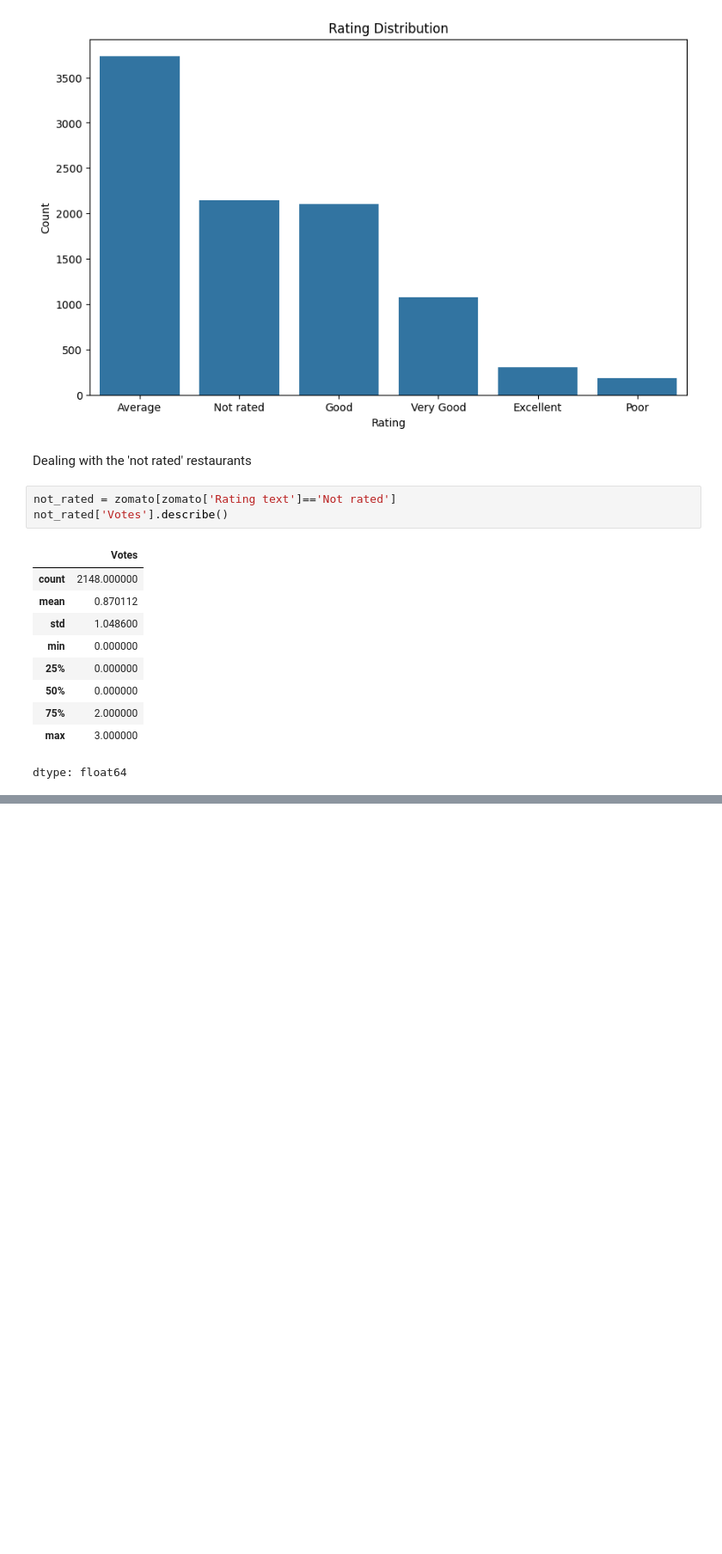
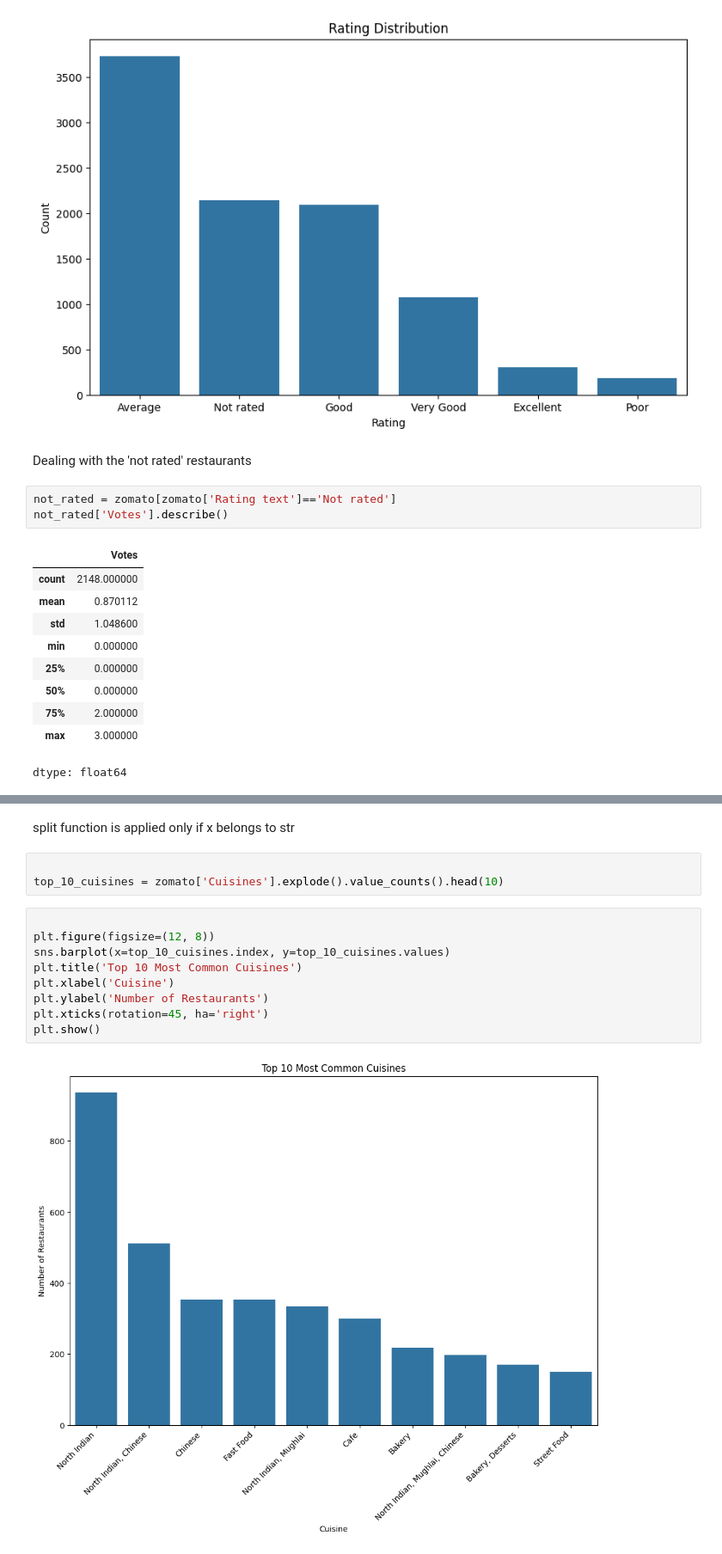
Before and after one commit to abinav102/ML-Fundamentals, a Jupyter notebook: ZomatoDataset.ipynb, the cells around one changed output, grey strips where cells are left out. Shown: that part at 86% size. Saved outputs shown, nothing was run; the diff lists cells and outputs as text; blank space fills up the shorter version.

```diff
--- a/ZomatoDataset.ipynb
+++ b/ZomatoDataset.ipynb
@@ -201,3 +201,19 @@ top_cuisines.head()
 | Fast Food | 354 |
 | North Indian, Mughlai | 334 |
 dtype: int64
+# %% [markdown]
+split function is applied only if x belongs to str
+# %%
+
+top_10_cuisines = zomato['Cuisines'].explode().value_counts().head(10)
+# %%
+
+plt.figure(figsize=(12, 8))
+sns.barplot(x=top_10_cuisines.index, y=top_10_cuisines.values)
+plt.title('Top 10 Most Common Cuisines')
+plt.xlabel('Cuisine')
+plt.ylabel('Number of Restaurants')
+plt.xticks(rotation=45, ha='right')
+plt.show()
+# %% [output]
+[figure, added]
```
Also changed, not shown: parts of 8 cells of this notebook.
